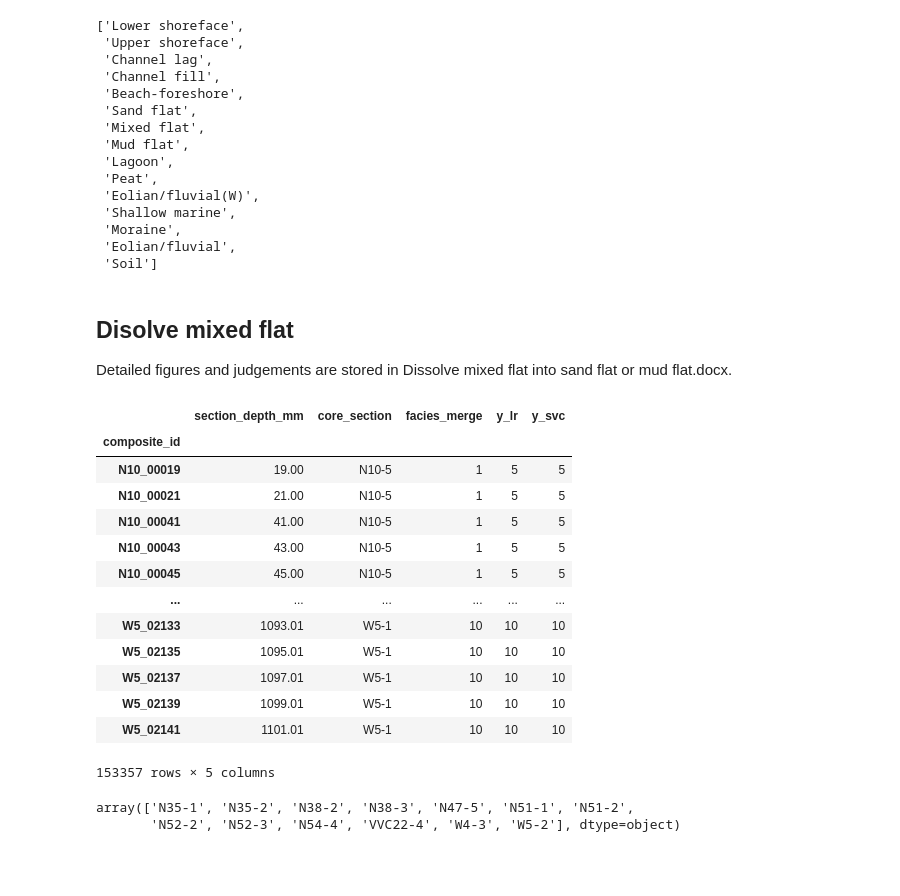
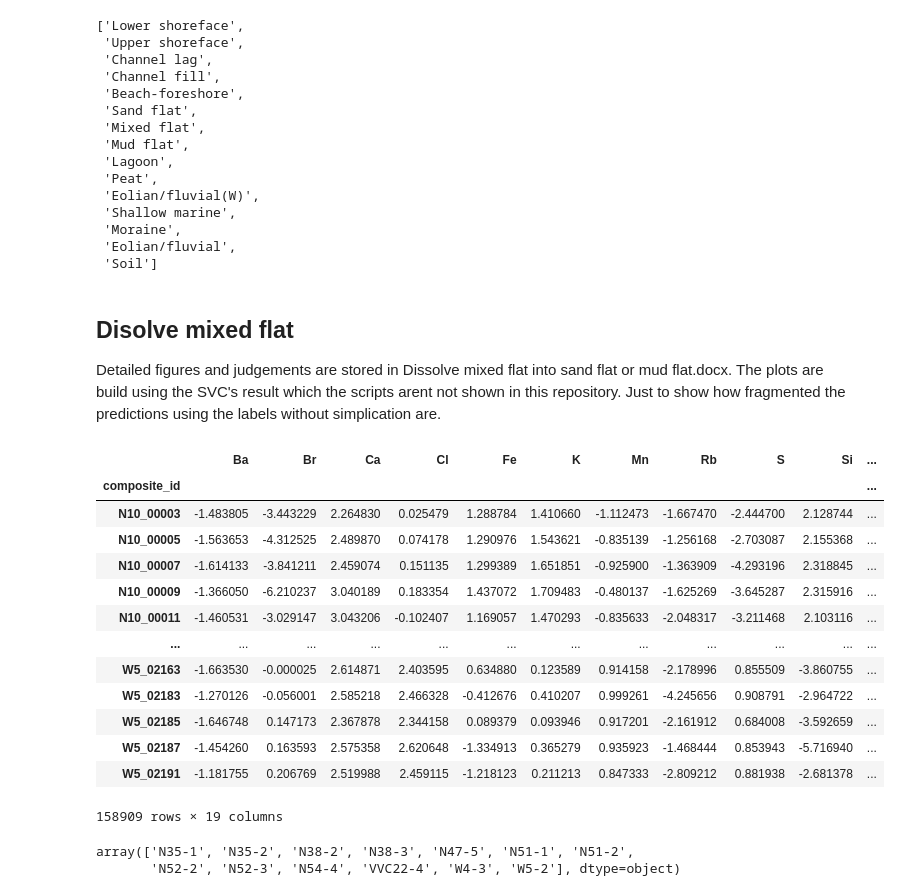
Before and after one commit to dispink/WASA-faciesXRF, a Jupyter notebook: build_labels.ipynb, the cells around one changed output. Drawn from its saved outputs; the diff is of its cells as text; code cells hidden in the pictures; blank space fills up the shorter version.

```diff
--- a/build_labels.ipynb
+++ b/build_labels.ipynb
@@ -296,22 +278,22 @@ def plot_facies(y_df, section, y, Facies):
     return fig
 # %% [markdown]
 ## Disolve mixed flat
-Detailed figures and judgements are stored in Dissolve mixed flat into sand flat or mud flat.docx.
+Detailed figures and judgements are stored in Dissolve mixed flat into sand flat or mud flat.docx. The plots are build using the SVC's result which the scripts arent not shown in this repository. Just to show how fragmented the predictions using the labels without simplication are.
-# %%
-y_df
-# %% [output]
-|  | section_depth_mm | core_section | facies_merge | y_lr | y_svc |
-| composite_id |  |  |  |  |  |
-| N10_00019 | 19.00 | N10-5 | 1 | 5 | 5 |
-| N10_00021 | 21.00 | N10-5 | 1 | 5 | 5 |
-| N10_00041 | 41.00 | N10-5 | 1 | 5 | 5 |
-| N10_00043 | 43.00 | N10-5 | 1 | 5 | 5 |
-| N10_00045 | 45.00 | N10-5 | 1 | 5 | 5 |
-| ... | ... | ... | ... | ... | ... |
-| W5_02133 | 1093.01 | W5-1 | 10 | 10 | 10 |
-| W5_02135 | 1095.01 | W5-1 | 10 | 10 | 10 |
-| W5_02137 | 1097.01 | W5-1 | 10 | 10 | 10 |
-| W5_02139 | 1099.01 | W5-1 | 10 | 10 | 10 |
-| W5_02141 | 1101.01 | W5-1 | 10 | 10 | 10 |
-153357 rows × 5 columns
+# %%
+xrf_fa_df
+# %% [output]
+|  | Ba | Br | Ca | Cl | Fe | K | Mn | Rb | S | Si | ... |
+| composite_id |  |  |  |  |  |  |  |  |  |  | ... |
+| N10_00003 | -1.483805 | -3.443229 | 2.264830 | 0.025479 | 1.288784 | 1.410660 | -1.112473 | -1.667470 | -2.444700 | 2.128744 | ... |
+| N10_00005 | -1.563653 | -4.312525 | 2.489870 | 0.074178 | 1.290976 | 1.543621 | -0.835139 | -1.256168 | -2.703087 | 2.155368 | ... |
+| N10_00007 | -1.614133 | -3.841211 | 2.459074 | 0.151135 | 1.299389 | 1.651851 | -0.925900 | -1.363909 | -4.293196 | 2.318845 | ... |
+| N10_00009 | -1.366050 | -6.210237 | 3.040189 | 0.183354 | 1.437072 | 1.709483 | -0.480137 | -1.625269 | -3.645287 | 2.315916 | ... |
+| N10_00011 | -1.460531 | -3.029147 | 3.043206 | -0.102407 | 1.169057 | 1.470293 | -0.835633 | -2.048317 | -3.211468 | 2.103116 | ... |
+| ... | ... | ... | ... | ... | ... | ... | ... | ... | ... | ... | ... |
+| W5_02163 | -1.663530 | -0.000025 | 2.614871 | 2.403595 | 0.634880 | 0.123589 | 0.914158 | -2.178996 | 0.855509 | -3.860755 | ... |
+| W5_02183 | -1.270126 | -0.056001 | 2.585218 | 2.466328 | -0.412676 | 0.410207 | 0.999261 | -4.245656 | 0.908791 | -2.964722 | ... |
+| W5_02185 | -1.646748 | 0.147173 | 2.367878 | 2.344158 | 0.089379 | 0.093946 | 0.917201 | -2.161912 | 0.684008 | -3.592659 | ... |
+| W5_02187 | -1.454260 | 0.163593 | 2.575358 | 2.620648 | -1.334913 | 0.365279 | 0.935923 | -1.468444 | 0.853943 | -5.716940 | ... |
+| W5_02191 | -1.181755 | 0.206769 | 2.519988 | 2.459115 | -1.218123 | 0.211213 | 0.847333 | -2.809212 | 0.881938 | -2.681378 | ... |
+158909 rows × 19 columns
 # %%
```
Also changed, not shown: parts of 33 cells of this notebook, 3 other files.
